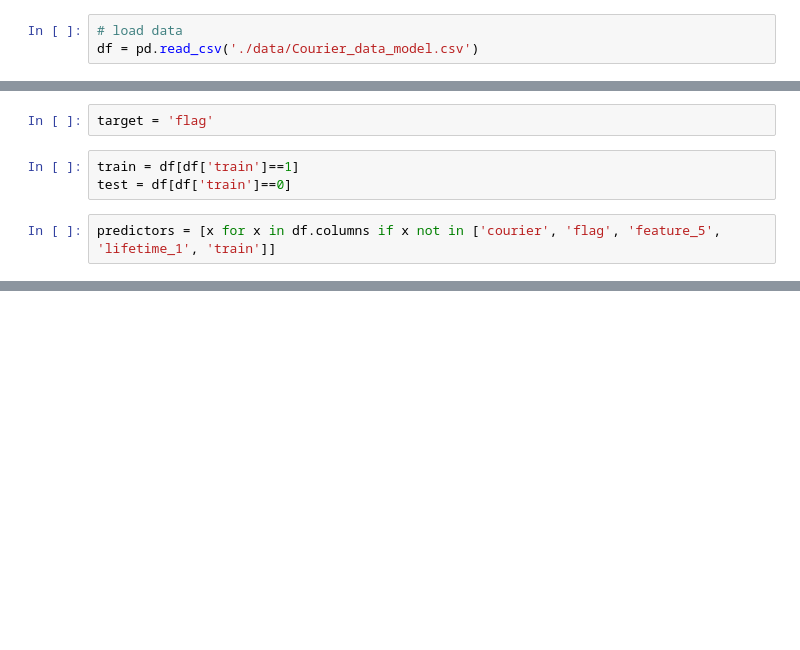
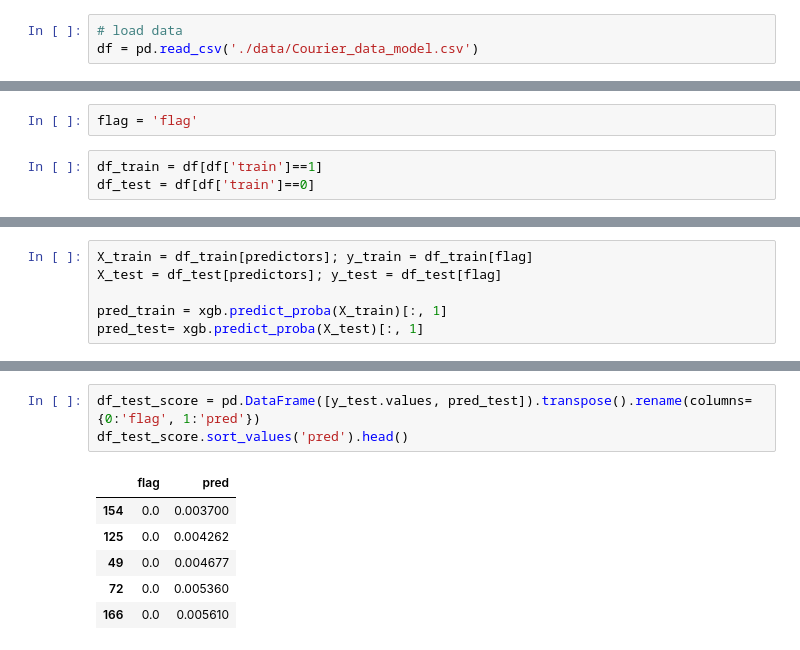
Before and after one commit to adriamoya/glovo, a Jupyter notebook: tasks/Task3_EvaluatingTheModel.ipynb, the cells around one changed output, grey strips where cells are left out. Saved outputs shown, nothing was run; the diff lists cells and outputs as text; blank space fills up the shorter version.

```diff
--- a/tasks/Task3_EvaluatingTheModel.ipynb
+++ b/tasks/Task3_EvaluatingTheModel.ipynb
@@ -19,7 +27,5 @@ df = pd.read_csv('./data/Courier_data_model.csv')
 # %%
-target = 'flag'
+flag = 'flag'
 # %%
-train = df[df['train']==1]
-test = df[df['train']==0]
+df_train = df[df['train']==1]
+df_test = df[df['train']==0]
-# %%
-predictors = [x for x in df.columns if x not in ['courier', 'flag', 'feature_5', 'lifetime_1', 'train']]
@@ -90,0 +32,6 @@ AUC: 76.6578%
+# %%
+X_train = df_train[predictors]; y_train = df_train[flag]
+X_test = df_test[predictors]; y_test = df_test[flag]
+
+pred_train = xgb.predict_proba(X_train)[:, 1]
+pred_test= xgb.predict_proba(X_test)[:, 1]
@@ -90,0 +77,10 @@ AUC: 76.6578%
+# %%
+df_test_score = pd.DataFrame([y_test.values, pred_test]).transpose().rename(columns={0:'flag', 1:'pred'})
+df_test_score.sort_values('pred').head()
+# %% [output]
+|  | flag | pred |
+| 154 | 0.0 | 0.003700 |
+| 125 | 0.0 | 0.004262 |
+| 49 | 0.0 | 0.004677 |
+| 72 | 0.0 | 0.005360 |
+| 166 | 0.0 | 0.005610 |
```
Also changed, not shown: parts of 14 cells of this notebook, 6 other files.
